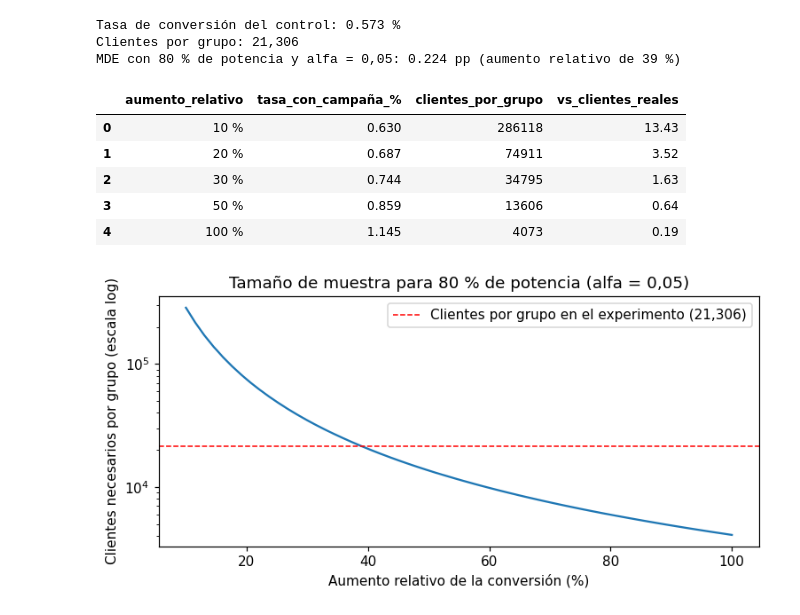
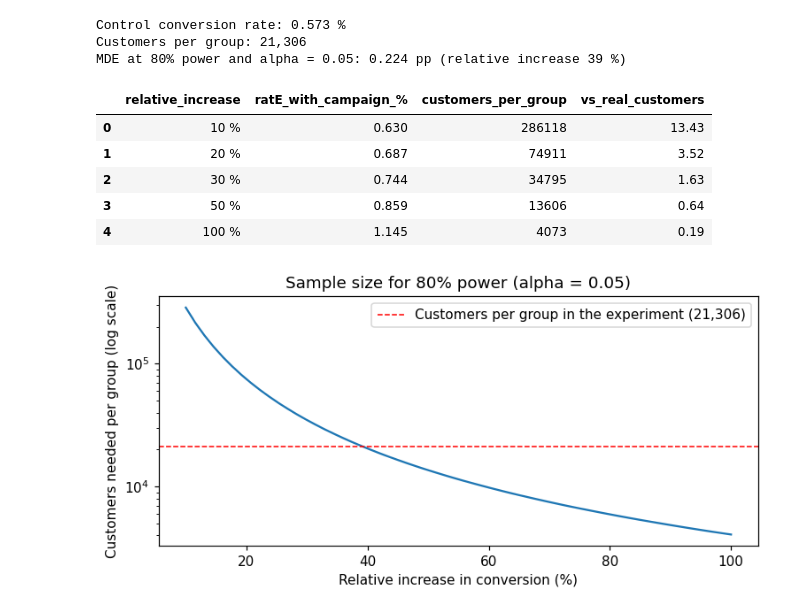
Before and after one commit to CarlosAdolfoPeralta/project_statistics_hillstrom, a Jupyter notebook: notebooks/02_analisis_frecuentista.ipynb, the cells around one changed output. Cells and saved outputs as stored; diff of their text form; code cells hidden in the pictures.

```diff
--- a/notebooks/02_analisis_frecuentista.ipynb
+++ b/notebooks/02_analisis_frecuentista.ipynb
@@ -39,9 +39,9 @@ rng = np.random.default_rng(SEED)
 plt.rcParams["figure.dpi"] = 110
 
 df = prepare(load_hillstrom())
-n_grupo = df["grupo"].value_counts().reindex(GRUPOS)
-print("Clientes por grupo:", n_grupo.to_dict())
+n_group = df["group"].value_counts().reindex(GRUPOS)
+print("Customers per group:", n_group.to_dict())
 
-COMPARACIONES = [("hombres", "control"), ("mujeres", "control"), ("hombres", "mujeres")]
+COMPARACIONES = [("men", "control"), ("women", "control"), ("men", "women")]
 ETIQUETA = {c: f"{c[0]} − {c[1]}" for c in COMPARACIONES}
 # %% [output]
@@ -202,12 +202,12 @@ Unos pocos montos muy altos pueden mover la media. Como chequeo, se recalcula la
 # %%
 tope = df.loc[df.spend > 0, "spend"].quantile(0.90)
-print(f"Tope aplicado (percentil 90 del gasto positivo): {tope:.2f} USD")
+print(f"Cap applied (90th percentile of positive spend): {tope:.2f} USD")
 
 gasto_lim = {g: np.minimum(gasto[g], tope) for g in GRUPOS}
 filas = []
 for a, b in COMPARACIONES:
     w = welch_diff(gasto_lim[a], gasto_lim[b])
-    filas.append({"comparación": ETIQUETA[(a, b)], "dif_USD_limitado": w["diff"],
-                  "ic_bajo": w["ic_bajo"], "ic_alto": w["ic_alto"], "p_valor": w["p_valor"]})
+    filas.append({"comparison": ETIQUETA[(a, b)], "dif_USD_limited": w["diff"],
+                  "ic_low": w["ic_low"], "ic_high": w["ic_high"], "p_value": w["p_value"]})
 pd.DataFrame(filas).round(4)
 # %% [output]
@@ -268,26 +268,26 @@ No se calcula la "potencia observada" a partir del efecto ya estimado: es una fu
 # %%
-p0 = df.loc[df.grupo == "control", "conversion"].mean()
-n_ctrl = int(n_grupo["control"])
+p0 = df.loc[df.group == "control", "conversion"].mean()
+n_ctrl = int(n_group["control"])
 
 mde_abs = mde_two_props(p0, n_ctrl)
-print(f"Tasa de conversión del control: {100 * p0:.3f} %")
-print(f"Clientes por grupo: {n_ctrl:,}")
-print(f"MDE con 80 % de potencia y alfa = 0,05: {100 * mde_abs:.3f} pp "
-      f"(aumento relativo de {100 * mde_abs / p0:.0f} %)")
+print(f"Control conversion rate: {100 * p0:.3f} %")
+print(f"Customers per group: {n_ctrl:,}")
+print(f"MDE at 80% power and alpha = 0.05: {100 * mde_abs:.3f} pp "
+      f"(relative increase {100 * mde_abs / p0:.0f} %)")
 
 aumentos = [0.10, 0.20, 0.30, 0.50, 1.00]
 necesarios = pd.DataFrame({
-    "aumento_relativo": [f"{int(100 * a)} %" for a in aumentos],
-    "tasa_con_campaña_%": [100 * p0 * (1 + a) for a in aumentos],
-    "clientes_por_grupo": [n_per_group(p0, p0 * (1 + a)) for a in aumentos],
+    "relative_increase": [f"{int(100 * a)} %" for a in aumentos],
+    "ratE_with_campaign_%": [100 * p0 * (1 + a) for a in aumentos],
+    "customers_per_group": [n_per_group(p0, p0 * (1 + a)) for a in aumentos],
 })
-necesarios["vs_clientes_reales"] = (necesarios["clientes_por_grupo"] / n_ctrl).round(2)
+necesarios["vs_real_customers"] = (necesarios["customers_per_group"] / n_ctrl).round(2)
 necesarios.round(3)
 # %% [output]
-Tasa de conversión del control: 0.573 %
-Clientes por grupo: 21,306
-MDE con 80 % de potencia y alfa = 0,05: 0.224 pp (aumento relativo de 39 %)
+Control conversion rate: 0.573 %
+Customers per group: 21,306
+MDE at 80% power and alpha = 0.05: 0.224 pp (relative increase 39 %)
-|  | aumento_relativo | tasa_con_campaña_% | clientes_por_grupo | vs_clientes_reales |
+|  | relative_increase | ratE_with_campaign_% | customers_per_group | vs_real_customers |
 | 0 | 10 % | 0.630 | 286118 | 13.43 |
 | 1 | 20 % | 0.687 | 74911 | 3.52 |
 | 2 | 30 % | 0.744 | 34795 | 1.63 |
@@ -296,16 +296,16 @@ MDE con 80 % de potencia y alfa = 0,05: 0.224 pp (aumento relativo de 39 %)
 # %%
 rel = np.linspace(0.10, 1.00, 60)
 req = [n_per_group(p0, p0 * (1 + a)) for a in rel]
 
 fig, ax = plt.subplots(figsize=(7, 3.5))
 ax.plot(100 * rel, req)
-ax.axhline(n_ctrl, color="red", linestyle="--", linewidth=1, label=f"Clientes por grupo en el experimento ({n_ctrl:,})")
+ax.axhline(n_ctrl, color="red", linestyle="--", linewidth=1, label=f"Customers per group in the experiment ({n_ctrl:,})")
 ax.set_yscale("log")
-ax.set_xlabel("Aumento relativo de la conversión (%)")
-ax.set_ylabel("Clientes necesarios por grupo (escala log)")
-ax.set_title("Tamaño de muestra para 80 % de potencia (alfa = 0,05)")
+ax.set_xlabel("Relative increase in conversion (%)")
+ax.set_ylabel("Customers needed per group (log scale)")
+ax.set_title("Sample size for 80% power (alpha = 0.05)")
 ax.legend()
 plt.tight_layout()
 plt.show()
 # %% [output]
-[figure, old version]
+[figure, new version]
```
Also changed, not shown: parts of 40 cells of this notebook, 12 other files.
